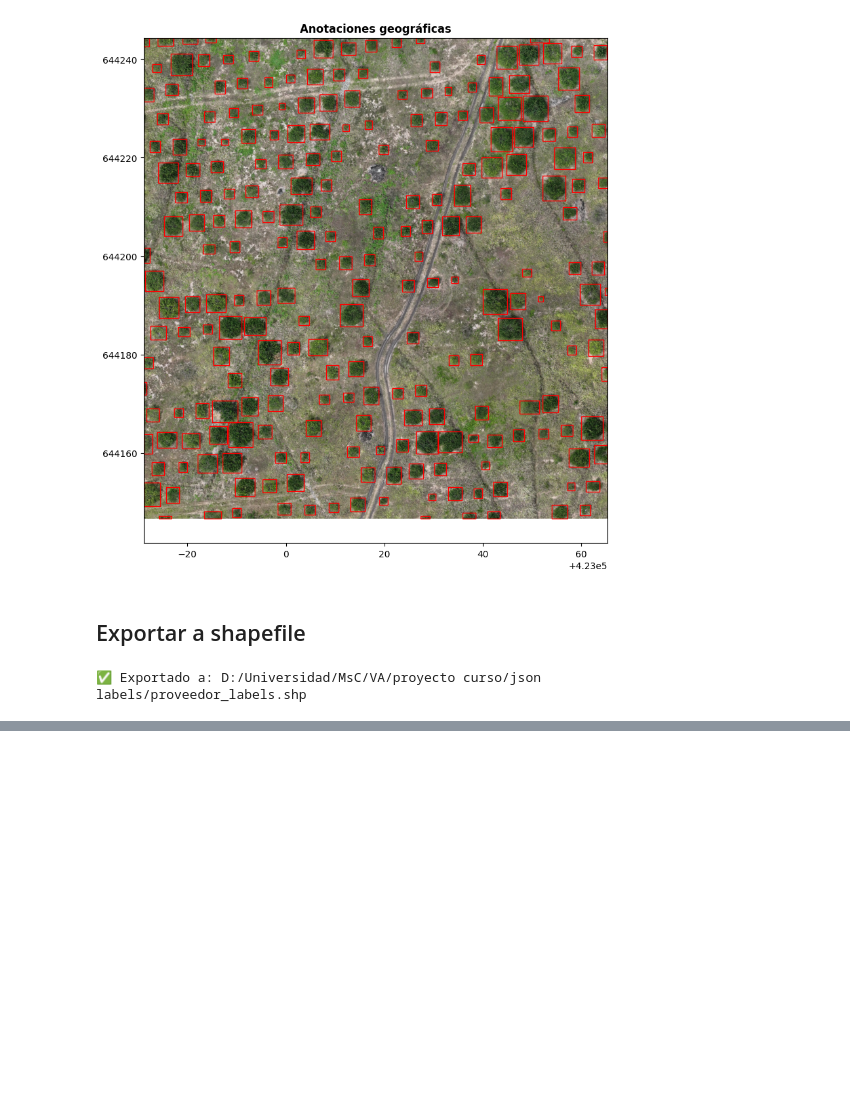
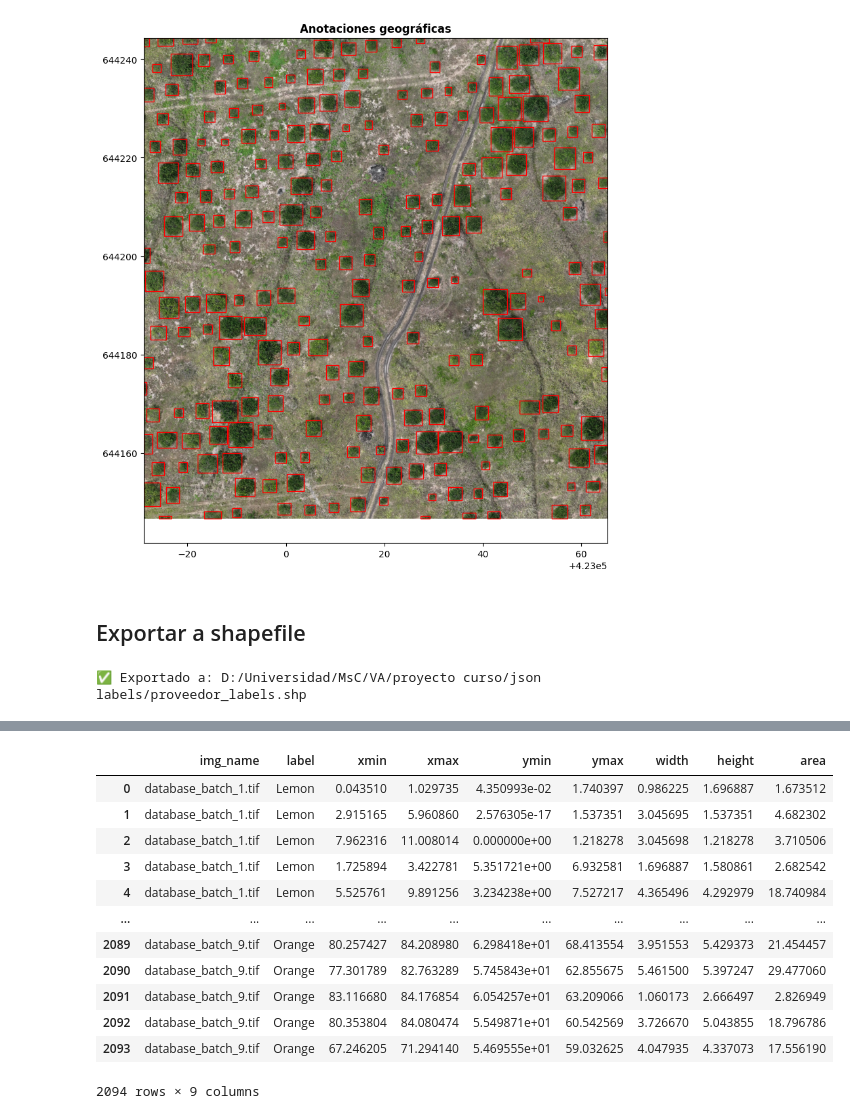
Before and after one commit to maraosoc/citrus3-detector, a Jupyter notebook: notebooks/Testing/labeling.ipynb, the cells around one changed output, grey strips where cells are left out. Drawn from its saved outputs; the diff is of its cells as text; code cells hidden in the pictures; blank space fills up the shorter version.

```diff
--- a/notebooks/labeling.ipynb
+++ b/notebooks/Testing/labeling.ipynb
@@ -538,0 +570,80 @@ gdf = exportar_anotaciones_shapefile(
+# %%
+
+import pandas as pd
+import os
+import rasterio
+
+# Verificar existencia del archivo CSV
+input_path = "../data/labels/labels_tifname_porcentual.csv"  # Ajustar si el nombre o ruta cambian
+if not os.path.isfile(input_path):
+    raise FileNotFoundError(f"No se encontró el archivo CSV en la ruta: {input_path}")
+
+# Cargar el CSV original
+df = pd.read_csv(input_path)
+
+# Folder donde se encuentran las imágenes
+image_folder = "../data/database/test/tif_1x_res/"
+
+# Factor de conversión de píxel a centímetros
+px_to_cm = 3.197000000000000536  # Centímetros por píxel
+
+# Crear listas para almacenar las dimensiones de la imagen
+xmin_m, xmax_m, ymin_m, ymax_m = [], [], [], []
+width_m, height_m, area_m2 = [], [], []
+image_names, labels = [], []
+
+# Iterar sobre cada imagen dentro del folder
+for filename in os.listdir(image_folder):
+    if filename.endswith(".tif"):
+        # Obtener el nombre de la imagen sin extensión
+        image_name = filename
+
+        # Filtrar el DataFrame para obtener las filas que contengan el nombre de la imagen
+        img_df = df[df["image_path"] == image_name]
+
+        # Cargar la imagen para obtener sus dimensiones
+        img_path = os.path.join(image_folder, filename)
+        # abrir la imagen tipo raster
+        img = rasterio.open(img_path)
+        img_width_pixels, img_height_pixels = img.shape[1], img.shape[0]
+
+        # Convertir coordenadas de porcentaje a metros
+        for index, row in img_df.iterrows():
+            xmin_m.append(percent_x_to_m(row["xmin"], img_width_pixels, px_to_cm))
+            xmax_m.append(percent_x_to_m(row["xmax"], img_width_pixels, px_to_cm))
+            ymin_m.append(percent_y_to_m(row["ymin"], img_height_pixels, px_to_cm))
+            ymax_m.append(percent_y_to_m(row["ymax"], img_height_pixels, px_to_cm))
+            width_m.append(xmax_m[-1] - xmin_m[-1])
+            height_m.append(ymax_m[-1] - ymin_m[-1])
+            area_m2.append(width_m[-1] * height_m[-1])
+            image_names.append(image_name)
+            labels.append(row["label"])
+
+# Crear un nuevo DataFrame con las coordenadas convertidas y agregar la etiqueta
+df_converted = pd.DataFrame({
+    "img_name": image_names,
+    "label": labels,
+    "xmin": xmin_m,
+    "xmax": xmax_m,
+    "ymin": ymin_m,
+    "ymax": ymax_m,
+    "width": width_m,
+    "height": height_m,
+    "area": area_m2
+})
+
+df_converted
+# %% [output]
+|  | img_name | label | xmin | xmax | ymin | ymax | width | height | area |
+| 0 | database_batch_1.tif | Lemon | 0.043510 | 1.029735 | 4.350993e-02 | 1.740397 | 0.986225 | 1.696887 | 1.673512 |
+| 1 | database_batch_1.tif | Lemon | 2.915165 | 5.960860 | 2.576305e-17 | 1.537351 | 3.045695 | 1.537351 | 4.682302 |
+| 2 | database_batch_1.tif | Lemon | 7.962316 | 11.008014 | 0.000000e+00 | 1.218278 | 3.045698 | 1.218278 | 3.710506 |
+| 3 | database_batch_1.tif | Lemon | 1.725894 | 3.422781 | 5.351721e+00 | 6.932581 | 1.696887 | 1.580861 | 2.682542 |
+| 4 | database_batch_1.tif | Lemon | 5.525761 | 9.891256 | 3.234238e+00 | 7.527217 | 4.365496 | 4.292979 | 18.740984 |
+| ... | ... | ... | ... | ... | ... | ... | ... | ... | ... |
+| 2089 | database_batch_9.tif | Orange | 80.257427 | 84.208980 | 6.298418e+01 | 68.413554 | 3.951553 | 5.429373 | 21.454457 |
+| 2090 | database_batch_9.tif | Orange | 77.301789 | 82.763289 | 5.745843e+01 | 62.855675 | 5.461500 | 5.397247 | 29.477060 |
+| 2091 | database_batch_9.tif | Orange | 83.116680 | 84.176854 | 6.054257e+01 | 63.209066 | 1.060173 | 2.666497 | 2.826949 |
+| 2092 | database_batch_9.tif | Orange | 80.353804 | 84.080474 | 5.549871e+01 | 60.542569 | 3.726670 | 5.043855 | 18.796786 |
+| 2093 | database_batch_9.tif | Orange | 67.246205 | 71.294140 | 5.469555e+01 | 59.032625 | 4.047935 | 4.337073 | 17.556190 |
+2094 rows × 9 columns
```
Also changed, not shown: parts of 9 cells of this notebook, 35 other files.
